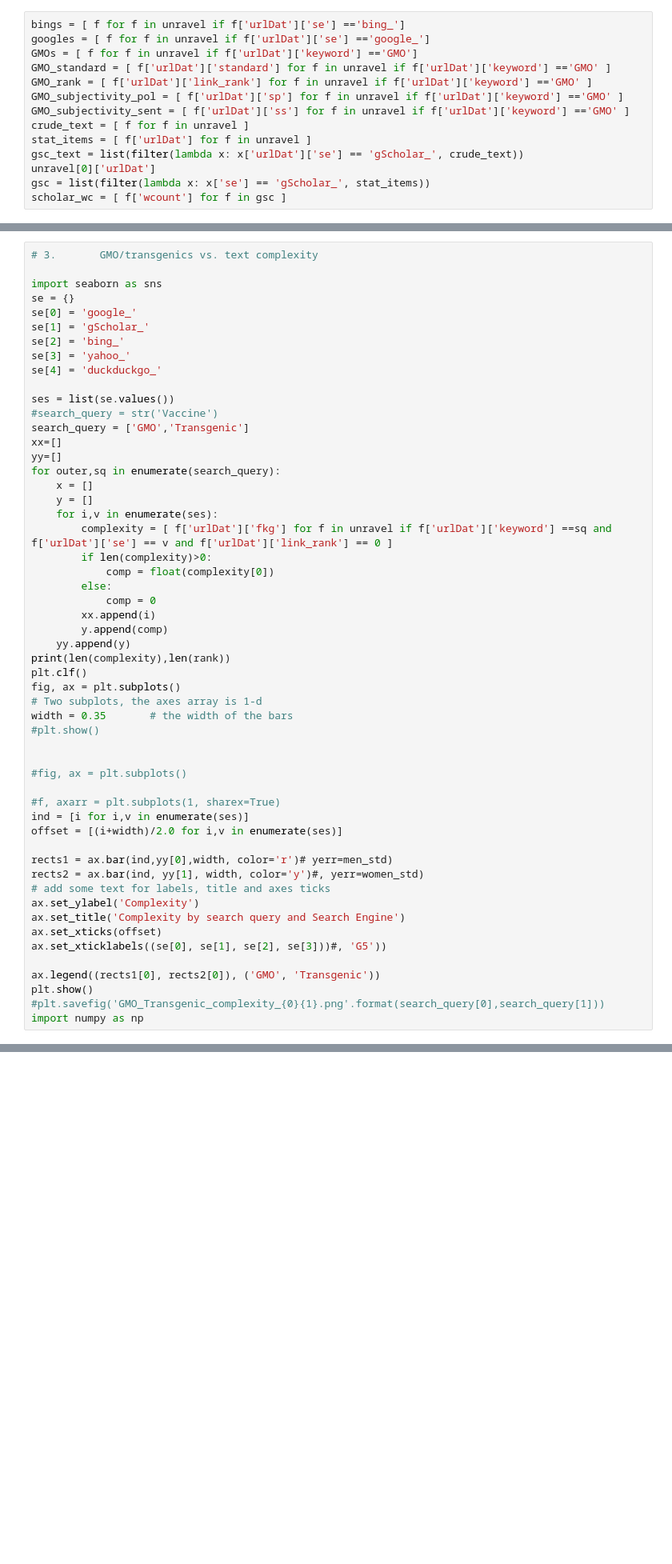
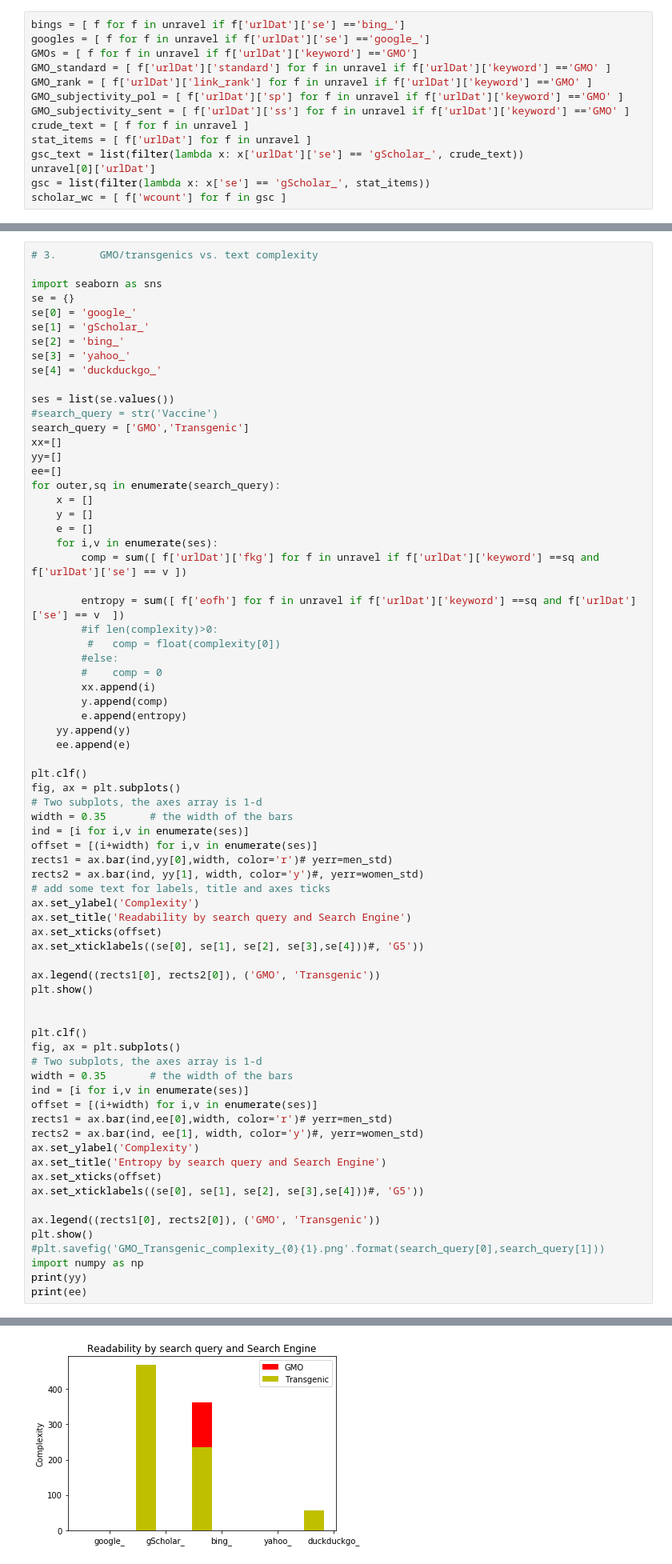
Before and after one commit to russelljjarvis/ScienceAccessibility, a Jupyter notebook: Visual_search_terms_PCA_.ipynb, the cells around one changed output, grey strips where cells are left out. Shown: that part at 80% size. Saved outputs shown, nothing was run; the diff lists cells and outputs as text; blank space fills up the shorter version.

```diff
--- a/Visual_search_terms_PCA_.ipynb
+++ b/Visual_search_terms_PCA_.ipynb
@@ -419,41 +469,60 @@ ses = list(se.values())
 search_query = ['GMO','Transgenic']
 xx=[]
 yy=[]
+ee=[]
 for outer,sq in enumerate(search_query):
     x = []
     y = []
+    e = []
     for i,v in enumerate(ses):
-        complexity = [ f['urlDat']['fkg'] for f in unravel if f['urlDat']['keyword'] ==sq and f['urlDat']['se'] == v and f['urlDat']['link_rank'] == 0 ]
-        if len(complexity)>0:
-            comp = float(complexity[0])
-        else:
-            comp = 0
+        comp = sum([ f['urlDat']['fkg'] for f in unravel if f['urlDat']['keyword'] ==sq and f['urlDat']['se'] == v ])
+
+        entropy = sum([ f['eofh'] for f in unravel if f['urlDat']['keyword'] ==sq and f['urlDat']['se'] == v  ])
+        #if len(complexity)>0:
+         #   comp = float(complexity[0])
+        #else:
+        #    comp = 0
         xx.append(i)
         y.append(comp)
+        e.append(entropy)
     yy.append(y)
-print(len(complexity),len(rank))
+    ee.append(e)
+
 plt.clf()
 fig, ax = plt.subplots()
 # Two subplots, the axes array is 1-d
 width = 0.35       # the width of the bars
-#plt.show()
-
-
-#fig, ax = plt.subplots()
-
-#f, axarr = plt.subplots(1, sharex=True)
 ind = [i for i,v in enumerate(ses)]
-offset = [(i+width)/2.0 for i,v in enumerate(ses)]
-
+offset = [(i+width) for i,v in enumerate(ses)]
 rects1 = ax.bar(ind,yy[0],width, color='r')# yerr=men_std)
 rects2 = ax.bar(ind, yy[1], width, color='y')#, yerr=women_std)
 # add some text for labels, title and axes ticks
 ax.set_ylabel('Complexity')
-ax.set_title('Complexity by search query and Search Engine')
+ax.set_title('Readability by search query and Search Engine')
 ax.set_xticks(offset)
-ax.set_xticklabels((se[0], se[1], se[2], se[3]))#, 'G5'))
+ax.set_xticklabels((se[0], se[1], se[2], se[3],se[4]))#, 'G5'))
+
+ax.legend((rects1[0], rects2[0]), ('GMO', 'Transgenic'))
+plt.show()
+
+
+plt.clf()
+fig, ax = plt.subplots()
+# Two subplots, the axes array is 1-d
+width = 0.35       # the width of the bars
+ind = [i for i,v in enumerate(ses)]
+offset = [(i+width) for i,v in enumerate(ses)]
+rects1 = ax.bar(ind,ee[0],width, color='r')# yerr=men_std)
+rects2 = ax.bar(ind, ee[1], width, color='y')#, yerr=women_std)
+ax.set_ylabel('Complexity')
+ax.set_title('Entropy by search query and Search Engine')
+ax.set_xticks(offset)
+ax.set_xticklabels((se[0], se[1], se[2], se[3],se[4]))#, 'G5'))
 
 ax.legend((rects1[0], rects2[0]), ('GMO', 'Transgenic'))
 plt.show()
 #plt.savefig('GMO_Transgenic_complexity_{0}{1}.png'.format(search_query[0],search_query[1]))
 import numpy as np
+print(yy)
+print(ee)
+# %% [output]
@@ -459,0 +530 @@ import numpy as np
+[figure, added]
```
Also changed, not shown: parts of 13 cells of this notebook.
